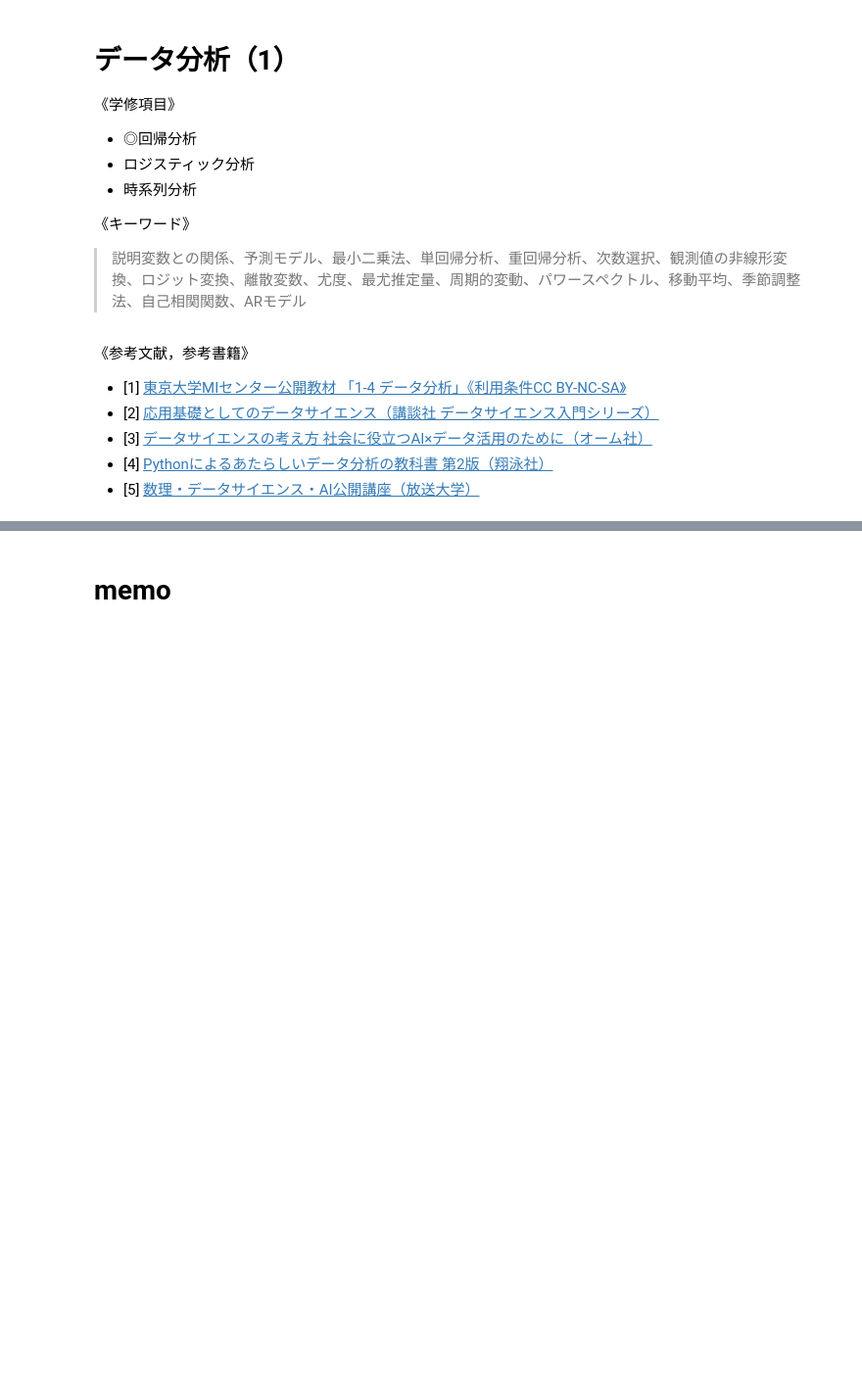
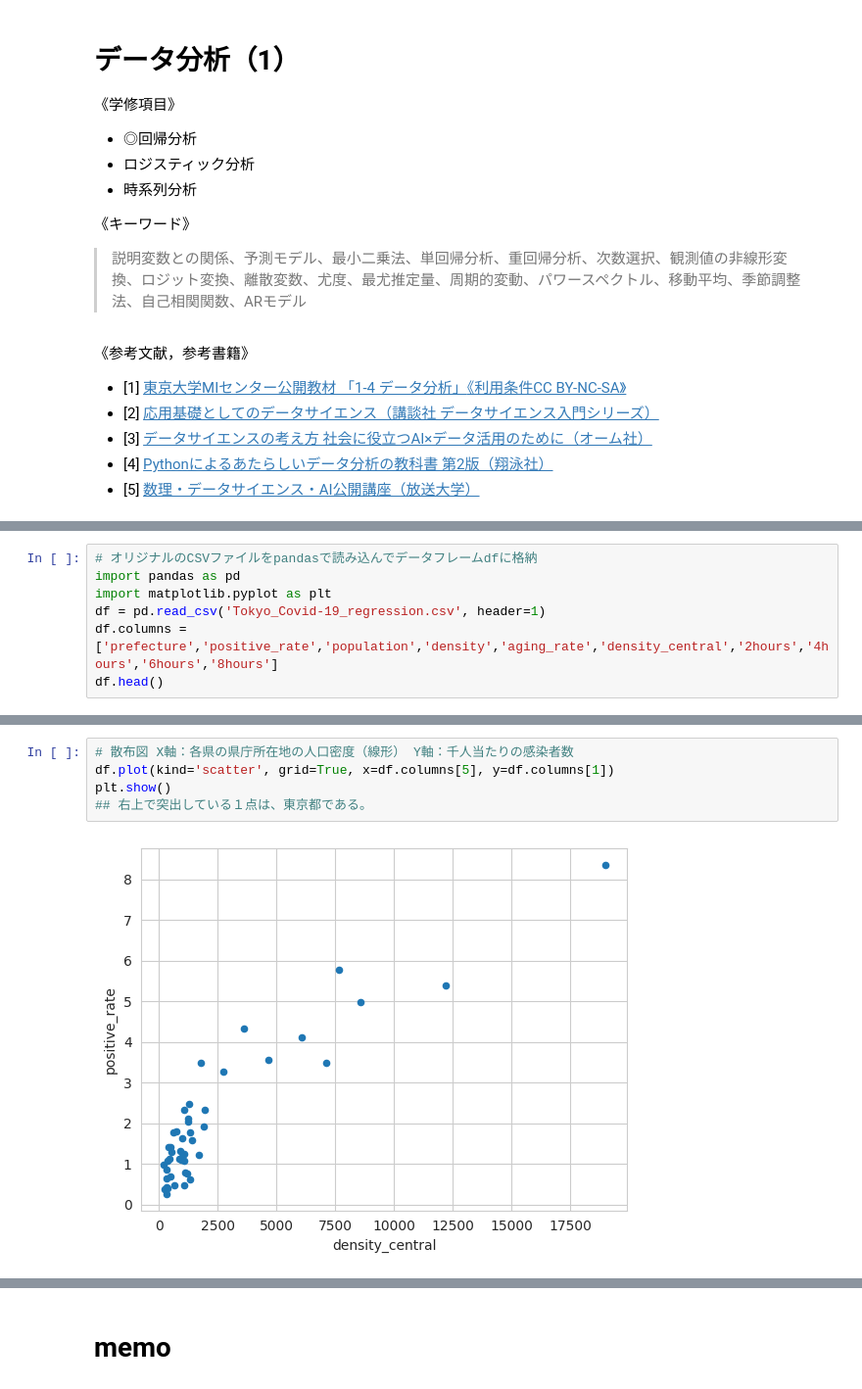
Before and after one commit to MDASH-shinshu/MDASH-T-DS, a Jupyter notebook: 4/4_data_analysis_colab.ipynb, the cells around one changed output, grey strips where cells are left out. Shown at 98% size. Cells and saved outputs as stored; diff of their text form; blank space fills up the shorter version.

```diff
--- a/4/4_data_analysis_colab.ipynb
+++ b/4/4_data_analysis_colab.ipynb
@@ -583,0 +44,7 @@ sns.catplot(x='pclass', y='age', data=df_titanic, kind='swarm', hue='survived')
+# %%
+# オリジナルのCSVファイルをpandasで読み込んでデータフレームdfに格納
+import pandas as pd
+import matplotlib.pyplot as plt
+df = pd.read_csv('Tokyo_Covid-19_regression.csv', header=1)
+df.columns = ['prefecture','positive_rate','population','density','aging_rate','density_central','2hours','4hours','6hours','8hours']
+df.head()
@@ -583,0 +58,7 @@ sns.catplot(x='pclass', y='age', data=df_titanic, kind='swarm', hue='survived')
+# %%
+# 散布図 X軸：各県の県庁所在地の人口密度（線形） Y軸：千人当たりの感染者数
+df.plot(kind='scatter', grid=True, x=df.columns[5], y=df.columns[1])
+plt.show()
+## 右上で突出している１点は、東京都である。
+# %% [output]
+[figure, added]
```
Also changed, not shown: parts of 90 cells of this notebook.
